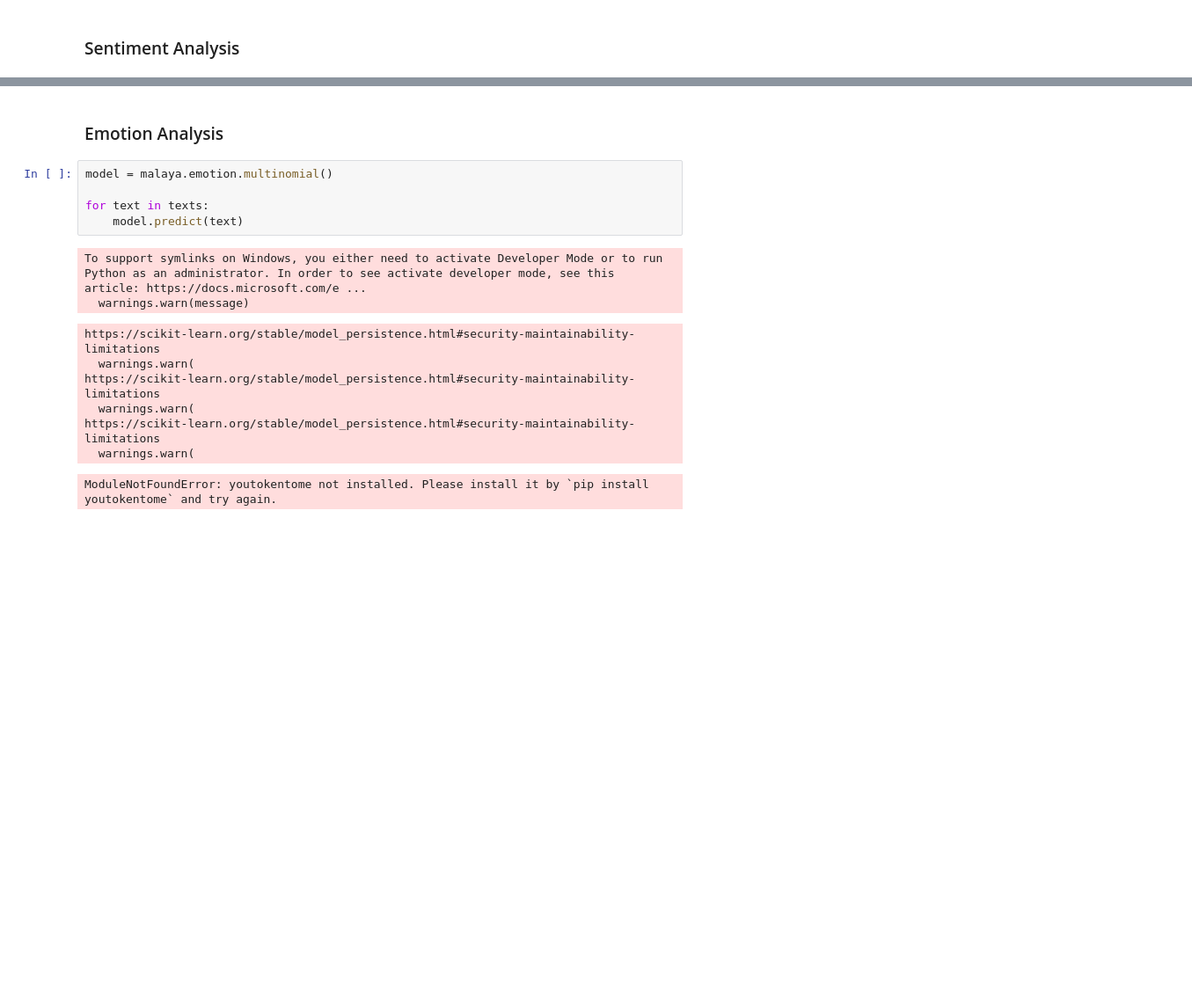
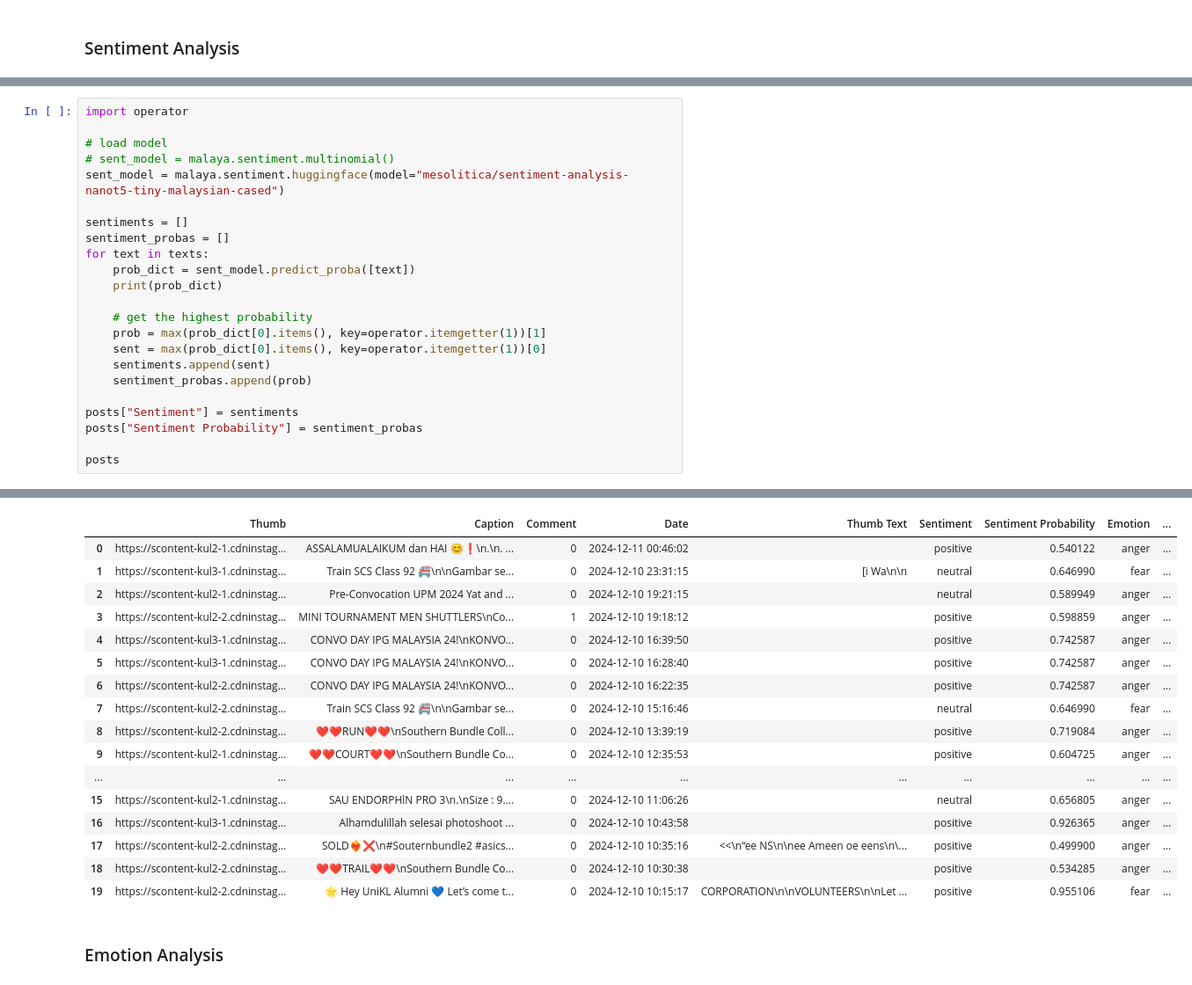
Before and after one commit to faizuddin/emosense, a Jupyter notebook: analysis.ipynb, the cells around one changed output, grey strips where cells are left out. Shown at 88% size. Cells and saved outputs as stored; diff of their text form; blank space fills up the shorter version.

```diff
--- a/analysis.ipynb
+++ b/analysis.ipynb
@@ -164,0 +240,24 @@ ModuleNotFoundError: youtokentome not installed. Please install it by `pip insta
+# %%
+import operator
+
+# load model
+# sent_model = malaya.sentiment.multinomial()
+sent_model = malaya.sentiment.huggingface(model="mesolitica/sentiment-analysis-nanot5-tiny-malaysian-cased")
+
+sentiments = []
+sentiment_probas = []
+for text in texts:
+    prob_dict = sent_model.predict_proba([text])
+    print(prob_dict)
+
+    # get the highest probability
+    prob = max(prob_dict[0].items(), key=operator.itemgetter(1))[1]
+    sent = max(prob_dict[0].items(), key=operator.itemgetter(1))[0]
+    sentiments.append(sent)
+    sentiment_probas.append(prob)
+
+posts["Sentiment"] = sentiments
+posts["Sentiment Probability"] = sentiment_probas
+
+posts
+# %% [output]
@@ -165,17 +284,19 @@ ModuleNotFoundError: youtokentome not installed. Please install it by `pip insta
+|  | Thumb | Caption | Comment | Date | Thumb Text | Sentiment | Sentiment Probability | Emotion | ... |
+| 0 | https://scontent-kul2-1.cdninstag... | ASSALAMUALAIKUM dan HAI 😊❗\n.\n. ... | 0 | 2024-12-11 00:46:02 |  | positive | 0.540122 | anger | ... |
+| 1 | https://scontent-kul3-1.cdninstag... | Train SCS Class 92 🚝\n\nGambar se... | 0 | 2024-12-10 23:31:15 | [i Wa\n\n | neutral | 0.646990 | fear | ... |
+| 2 | https://scontent-kul2-1.cdninstag... | Pre-Convocation UPM 2024 Yat and ... | 0 | 2024-12-10 19:21:15 |  | neutral | 0.589949 | anger | ... |
+| 3 | https://scontent-kul2-2.cdninstag... | MINI TOURNAMENT MEN SHUTTLERS\nCo... | 1 | 2024-12-10 19:18:12 |  | positive | 0.598859 | anger | ... |
+| 4 | https://scontent-kul3-1.cdninstag... | CONVO DAY IPG MALAYSIA 24!\nKONVO... | 0 | 2024-12-10 16:39:50 |  | positive | 0.742587 | anger | ... |
+| 5 | https://scontent-kul3-1.cdninstag... | CONVO DAY IPG MALAYSIA 24!\nKONVO... | 0 | 2024-12-10 16:28:40 |  | positive | 0.742587 | anger | ... |
+| 6 | https://scontent-kul2-2.cdninstag... | CONVO DAY IPG MALAYSIA 24!\nKONVO... | 0 | 2024-12-10 16:22:35 |  | positive | 0.742587 | anger | ... |
+| 7 | https://scontent-kul2-2.cdninstag... | Train SCS Class 92 🚝\n\nGambar se... | 0 | 2024-12-10 15:16:46 |  | neutral | 0.646990 | fear | ... |
+| 8 | https://scontent-kul2-2.cdninstag... | ❤️❤️RUN❤️❤️\nSouthern Bundle Coll... | 0 | 2024-12-10 13:39:19 |  | positive | 0.719084 | anger | ... |
+| 9 | https://scontent-kul2-1.cdninstag... | ❤️❤️COURT❤️❤️\nSouthern Bundle Co... | 0 | 2024-12-10 12:35:53 |  | positive | 0.604725 | anger | ... |
+| ... | ... | ... | ... | ... | ... | ... | ... | ... | ... |
+| 15 | https://scontent-kul2-1.cdninstag... | SAU ENDORPHlN PRO 3\n.\nSize : 9.... | 0 | 2024-12-10 11:06:26 |  | neutral | 0.656805 | anger | ... |
+| 16 | https://scontent-kul3-1.cdninstag... | Alhamdulillah selesai photoshoot ... | 0 | 2024-12-10 10:43:58 |  | positive | 0.926365 | anger | ... |
+| 17 | https://scontent-kul2-2.cdninstag... | SOLD❤️‍🔥❌\n#Souternbundle2 #asics... | 0 | 2024-12-10 10:35:16 | <<\n“ee NS\n\nee Ameen oe eens\n\... | positive | 0.499900 | anger | ... |
+| 18 | https://scontent-kul2-2.cdninstag... | ❤️❤️TRAIL❤️❤️\nSouthern Bundle Co... | 0 | 2024-12-10 10:30:38 |  | positive | 0.534285 | anger | ... |
+| 19 | https://scontent-kul2-2.cdninstag... | 🌟 Hey UniKL Alumni 💙 Let’s come t... | 0 | 2024-12-10 10:15:17 | CORPORATION\n\nVOLUNTEERS\n\nLet ... | positive | 0.955106 | fear | ... |
 # %% [markdown]
 ### Emotion Analysis
-# %%
-model = malaya.emotion.multinomial()
-
-for text in texts:
-    model.predict(text)
-# %% [output]
-To support symlinks on Windows, you either need to activate Developer Mode or to run Python as an administrator. In order to see activate developer mode, see this article: https://docs.microsoft.com/e ...
-  warnings.warn(message)
-https://scikit-learn.org/stable/model_persistence.html#security-maintainability-limitations
-  warnings.warn(
-https://scikit-learn.org/stable/model_persistence.html#security-maintainability-limitations
-  warnings.warn(
-https://scikit-learn.org/stable/model_persistence.html#security-maintainability-limitations
-  warnings.warn(
-ModuleNotFoundError: youtokentome not installed. Please install it by `pip install youtokentome` and try again.
```
Also changed, not shown: parts of 14 cells of this notebook.
